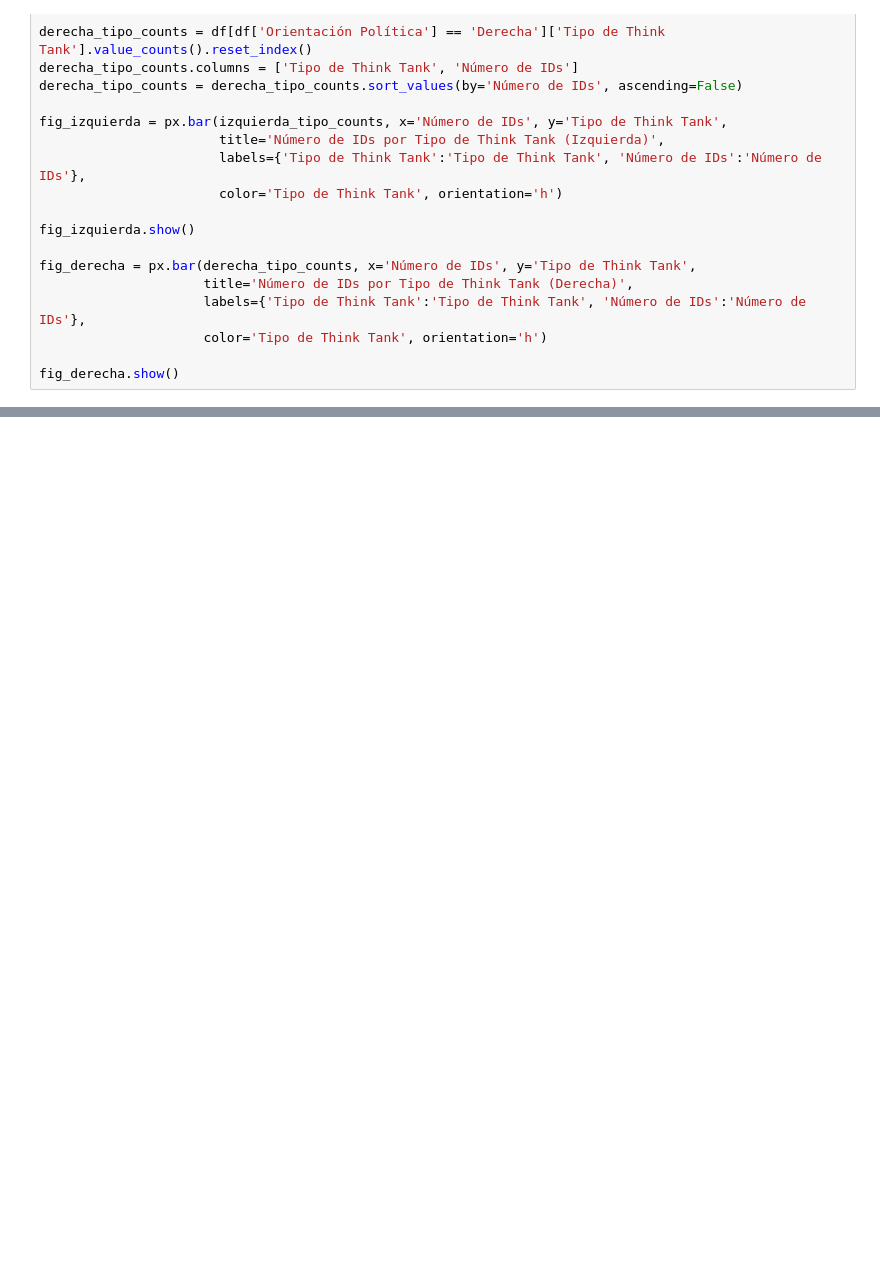
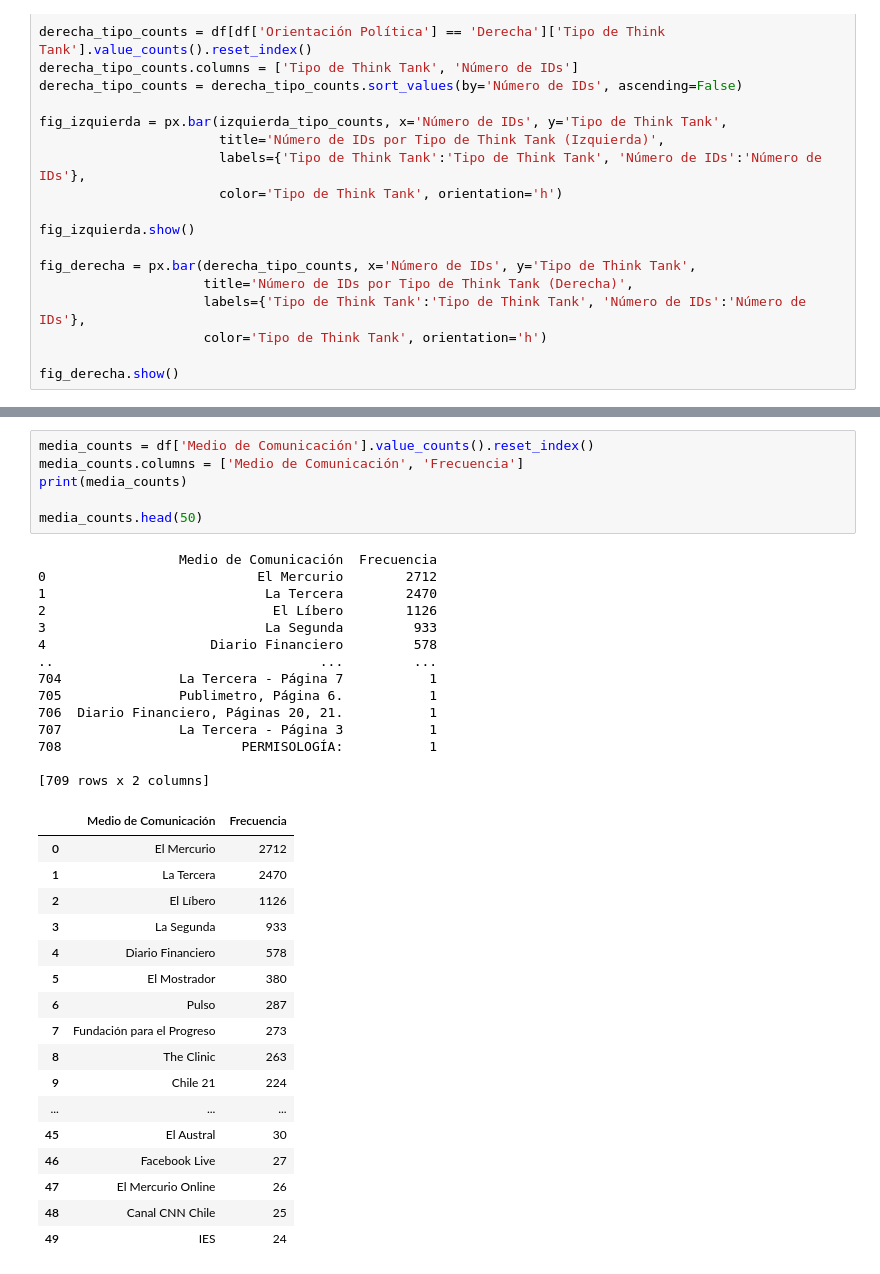
Before and after one commit to RodrigoMolinaAvila/minicoesfondap-1523A0005, a Jupyter notebook: Informe_Extración.ipynb, the cells around one changed output, grey strips where cells are left out. Cells and saved outputs as stored; diff of their text form; blank space fills up the shorter version.

```diff
--- a/Informe_Extración.ipynb
+++ b/Informe_Extración.ipynb
@@ -200,0 +239,38 @@ fig_derecha.show()
+# %%
+media_counts = df['Medio de Comunicación'].value_counts().reset_index()
+media_counts.columns = ['Medio de Comunicación', 'Frecuencia']
+print(media_counts)
+
+media_counts.head(50)
+# %% [output]
+                  Medio de Comunicación  Frecuencia
+0                           El Mercurio        2712
+1                            La Tercera        2470
+2                             El Líbero        1126
+3                            La Segunda         933
+4                     Diario Financiero         578
+..                                  ...         ...
+704               La Tercera - Página 7           1
+705               Publimetro, Página 6.           1
+706  Diario Financiero, Páginas 20, 21.           1
+707               La Tercera - Página 3           1
+708                       PERMISOLOGÍA:           1
+
+[709 rows x 2 columns]
+|  | Medio de Comunicación | Frecuencia |
+| 0 | El Mercurio | 2712 |
+| 1 | La Tercera | 2470 |
+| 2 | El Líbero | 1126 |
+| 3 | La Segunda | 933 |
+| 4 | Diario Financiero | 578 |
+| 5 | El Mostrador | 380 |
+| 6 | Pulso | 287 |
+| 7 | Fundación para el Progreso | 273 |
+| 8 | The Clinic | 263 |
+| 9 | Chile 21 | 224 |
+| ... | ... | ... |
+| 45 | El Austral | 30 |
+| 46 | Facebook Live | 27 |
+| 47 | El Mercurio Online | 26 |
+| 48 | Canal CNN Chile | 25 |
+| 49 | IES | 24 |
```
Also changed, not shown: parts of 1 cell of this notebook, 13 other files.
